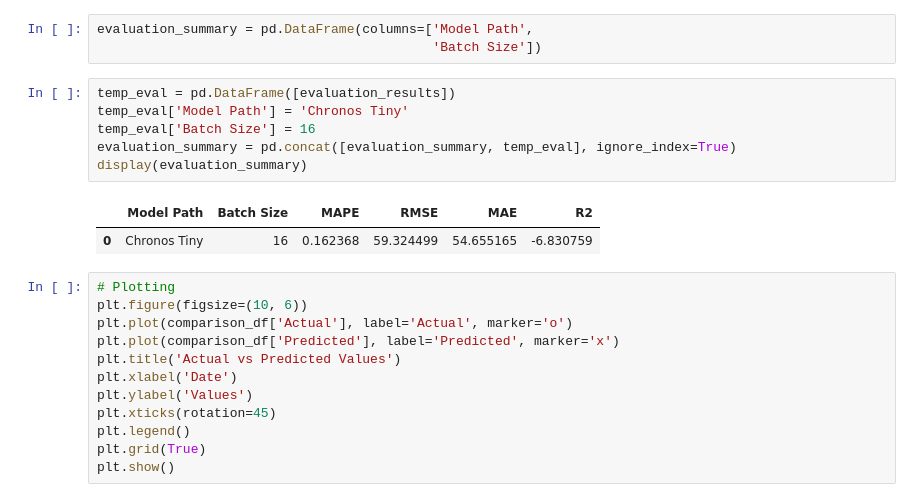
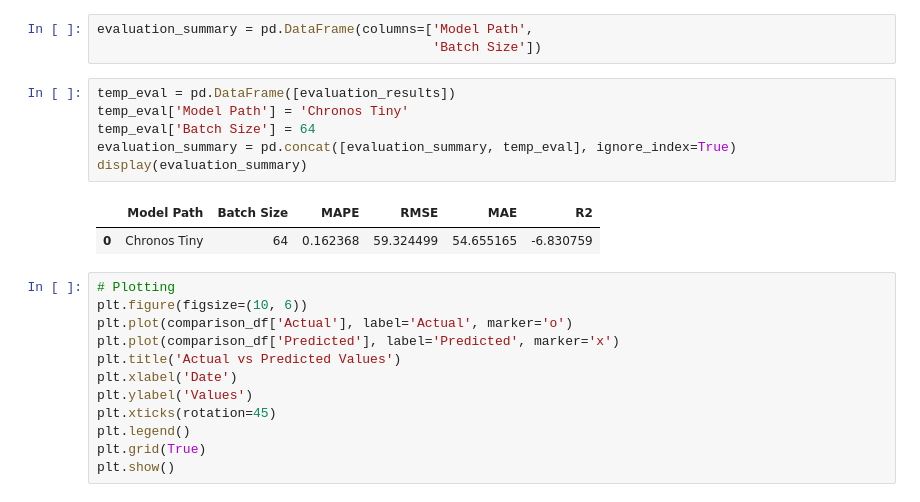
Before and after one commit to Algoritma-dan-Pemrograman-ITS/modul-pkt, a Jupyter notebook: Materi 8 Advanced Forecasting/Zero_Shot_Forecasting_dengan_AutoGluon_Chronos_05.ipynb, the cells around one changed output. Saved outputs shown, nothing was run; the diff lists cells and outputs as text.

```diff
--- a/Materi 8 Advanced Forecasting/Zero_Shot_Forecasting_dengan_AutoGluon_Chronos_05.ipynb
+++ b/Materi 8 Advanced Forecasting/Zero_Shot_Forecasting_dengan_AutoGluon_Chronos_05.ipynb
@@ -293,12 +308,12 @@ evaluation_summary = pd.DataFrame(columns=['Model Path',
 # %%
 temp_eval = pd.DataFrame([evaluation_results])
 temp_eval['Model Path'] = 'Chronos Tiny'
-temp_eval['Batch Size'] = 16
+temp_eval['Batch Size'] = 64
 evaluation_summary = pd.concat([evaluation_summary, temp_eval], ignore_index=True)
 display(evaluation_summary)
 # %% [output]
 |  | Model Path | Batch Size | MAPE | RMSE | MAE | R2 |
-| 0 | Chronos Tiny | 16 | 0.162368 | 59.324499 | 54.655165 | -6.830759 |
+| 0 | Chronos Tiny | 64 | 0.162368 | 59.324499 | 54.655165 | -6.830759 |
 # %%
 # Plotting
 plt.figure(figsize=(10, 6))
```
Also changed, not shown: parts of 23 cells of this notebook.
